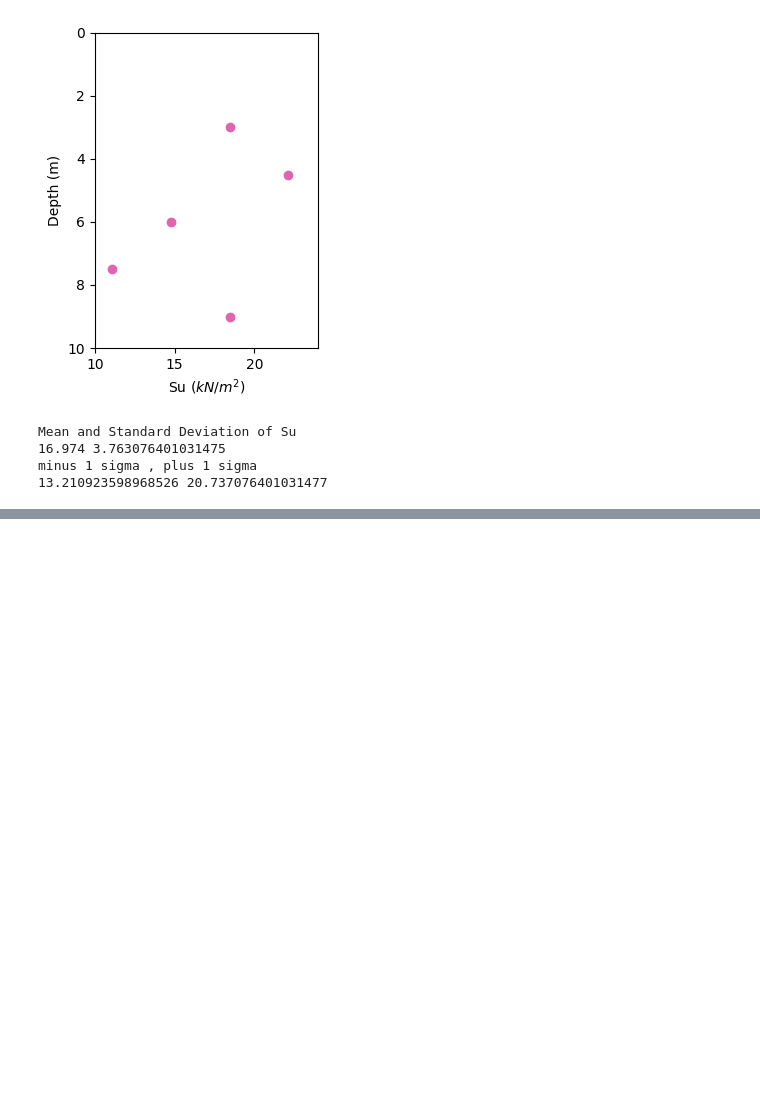
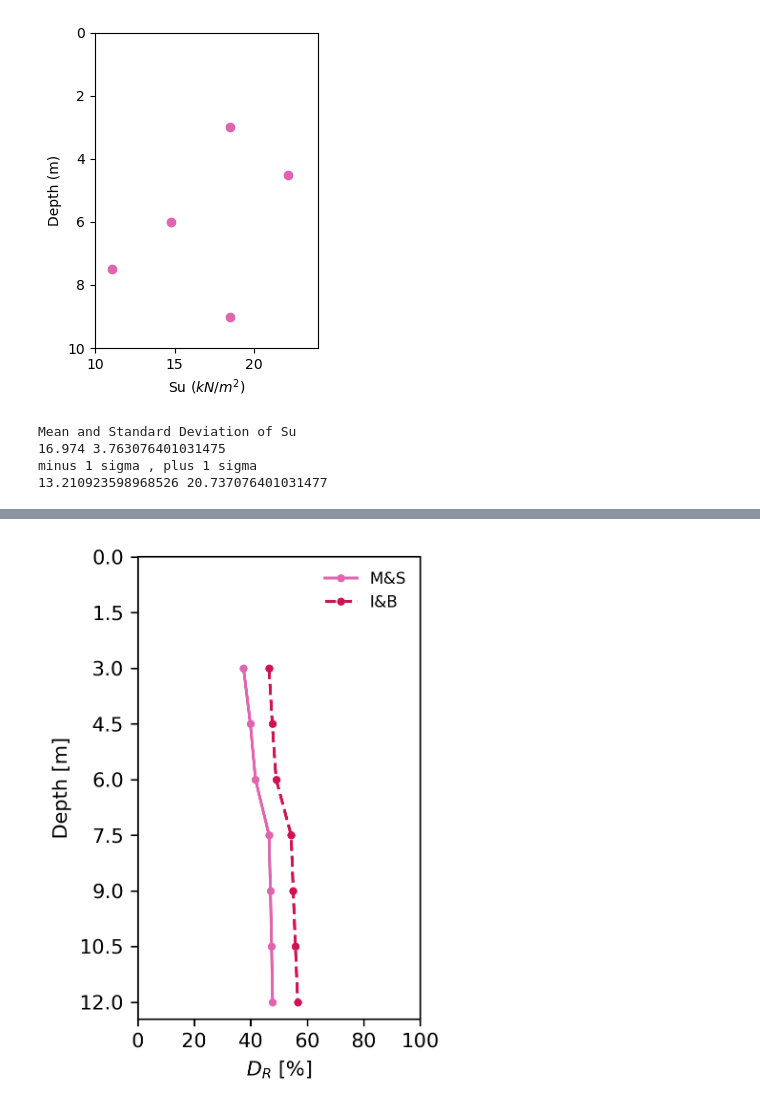
Before and after one commit to bKeungAuyeung/CE444-HW3, a Jupyter notebook: bAuyeung_HW3-code_CE444.ipynb, the cells around one changed output, grey strips where cells are left out. Cells and saved outputs as stored; diff of their text form; code cells hidden in the pictures; blank space fills up the shorter version.

```diff
--- a/bAuyeung_HW3-code_CE444.ipynb
+++ b/bAuyeung_HW3-code_CE444.ipynb
@@ -103,0 +108,28 @@ minus 1 sigma , plus 1 sigma
+# %%
+# meyerhof and skempton empirical constants
+a_ms = 36.5
+b_ms = 27
+c_ms = 1
+
+# meyerhoff and skempton vs i&b
+DR_ms = np.zeros(len(p5data_depth))
+DR_ib = np.zeros(len(p5data_depth))
+
+for i in range(len(p5data_depth)):
+    DR_ms[i] = np.sqrt(p5data_N60[i]/(a_ms + (b_ms*c_ms*(veffStress[i]/Pa))))
+    DR_ib[i] = np.sqrt(N1_60[i]/46)
+
+fig, ax = plt.subplots(figsize=(3,4), tight_layout=True, dpi=300)
+
+plt.plot(100*DR_ms, p5data_depth, color = "#df65b0", marker='.', linestyle='-', label = 'M&S')
+plt.plot(100*DR_ib, p5data_depth, color = "#ce1256", marker='.', linestyle='--', label = 'I&B')
+plt.ylabel("Depth [m]")
+plt.xlabel("$D_R$ [%]")
+
+ax.set_yticks([0, 1.5, 3, 4.5, 6, 7.5, 9, 10.5, 12])
+ax.yaxis.set_inverted(True)
+ax.set_xticks(np.arange(0,101,20))
+plt.legend(frameon=False, loc='best', fontsize=8)
+plt.show()
+# %% [output]
+[figure, added]
```
Also changed, not shown: parts of 21 cells of this notebook, 3 other files.
